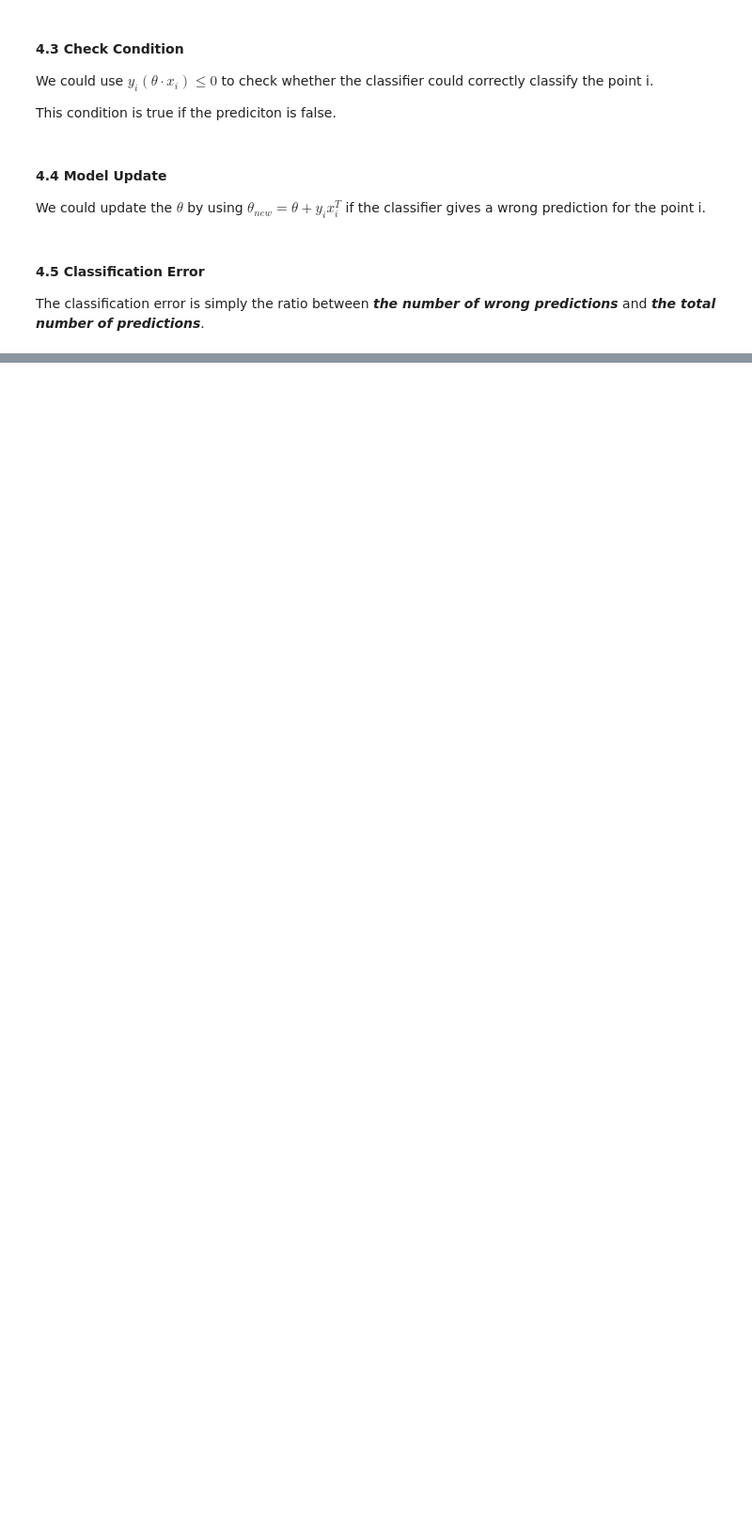
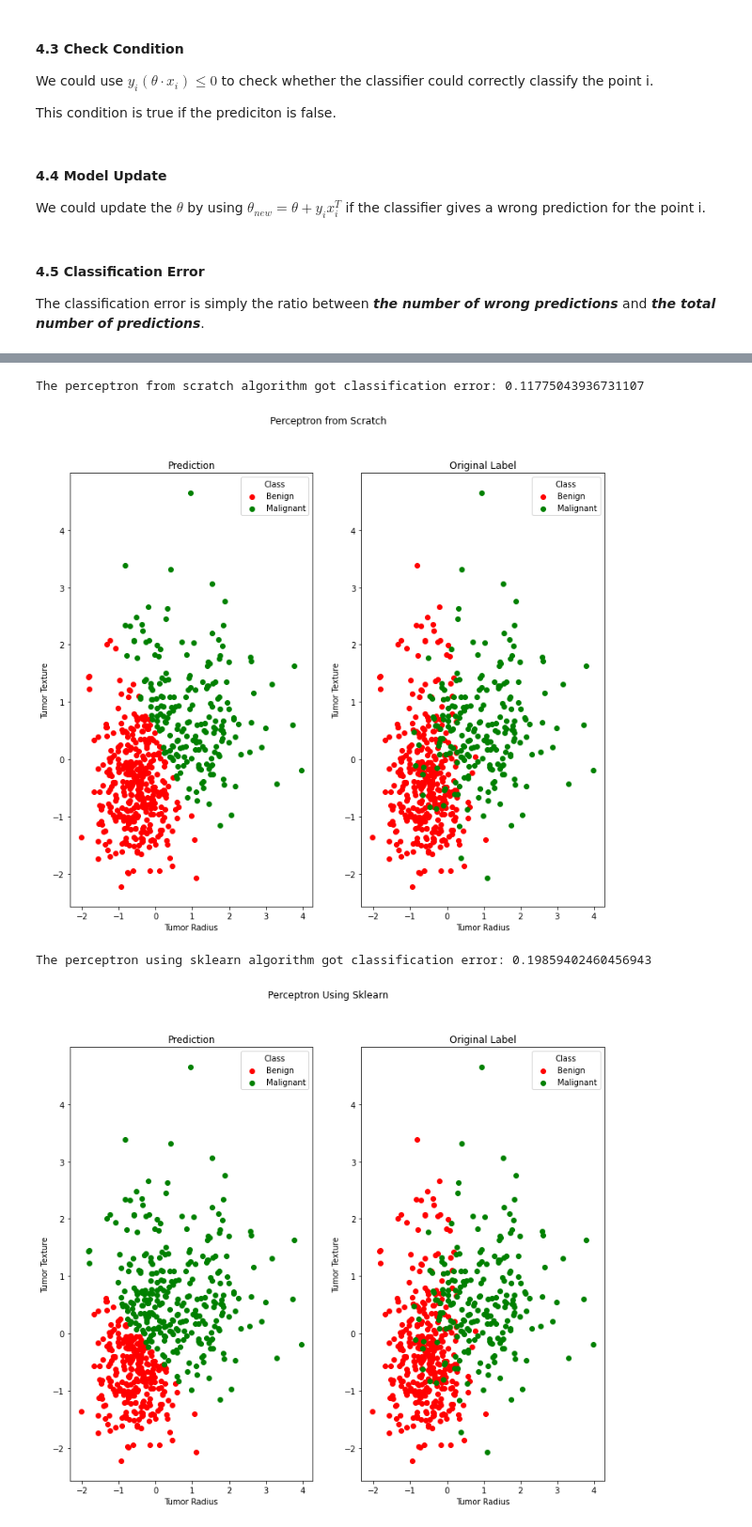
Before and after one commit to TechX-NLP-CV/ML_Tutorial_Classification, a Jupyter notebook: Notebook/Classification.ipynb, the cells around one changed output, grey strips where cells are left out. Shown at 94% size. Drawn from its saved outputs; the diff is of its cells as text; code cells hidden in the pictures; blank space fills up the shorter version.

```diff
--- a/Notebook/Classification.ipynb
+++ b/Notebook/Classification.ipynb
@@ -586,0 +888,20 @@ def evaluate(prediction, label):
+# %%
+import numpy as np
+
+def polynomialKernel(firstPoint, secondPoint, degree=2):
+    '''
+        Implement the polynomial kernel trick
+
+    Argument:
+        firstPoint: np.ndarray, the first tumor, (1, the number of features for each tumor+1)
+        secondPoint: np.ndarray, the second tumor, (1, the number of features for each tumor+1)
+        degree: int, the degree of the polynomial kernel
+
+    Return:
+        result: float, the result after applying the polynomial kernel
+    '''
+    # Find the dot product between 2 points
+    dotProduct=np.dot(firstPoint, secondPoint.reshape(-1, 1))
+    # np.power() could be used to find the power of the input
+    # For more information, please check: https://numpy.org/doc/stable/reference/generated/numpy.power.html
+    return np.power((dotProduct+1), degree)
@@ -586,0 +1018,35 @@ def evaluate(prediction, label):
+# %%
+# Load the dataset
+dataset, label=loadBreastCancer()
+# Normalise the dataset to the same scale
+dataset=standardScale(dataset)
+# Add an extra column to the beginnning of the dataset
+modifiedDataset=addColumn(dataset)
+# Change every "0" to "-1" in the original label
+label=modifyLabel(label)
+# Only use "Tumor Radius" and "Tumor Texture" as input features
+dataset=dataset[:, :2]
+modifiedDataset=modifiedDataset[:, :3]
+
+# Perceptron Algorithm from Scratch
+perceptron(dataset=modifiedDataset, label=label, epoch=200)
+
+# Perceptrom Algorithm Using Sklearn
+perceptronSklearn(dataset=dataset, label=label)
+
+# SVM from Scratch
+SVM(dataset=modifiedDataset, label=label, epoch=200, learningRate=0.001, regularisationCoefficient=0.1)
+
+# SVM Using Sklearn
+SVMSklearn(dataset=dataset, label=label, kernel="linear")
+
+# Kernel SVM Using Sklearn
+SVMSklearn(dataset=dataset, label=label, kernel="rbf")
+
+# Kernel Perceptron Algorithm from Scratch
+kernelPerceptron(dataset=modifiedDataset, label=label, epoch=10, kernelFunction=polynomialKernel)
+# %% [output]
+The perceptron from scratch algorithm got classification error: 0.11775043936731107
+[figure, added]
+The perceptron using sklearn algorithm got classification error: 0.19859402460456943
+[figure, added]
```
Also changed, not shown: parts of 34 cells of this notebook, 2 other files.
